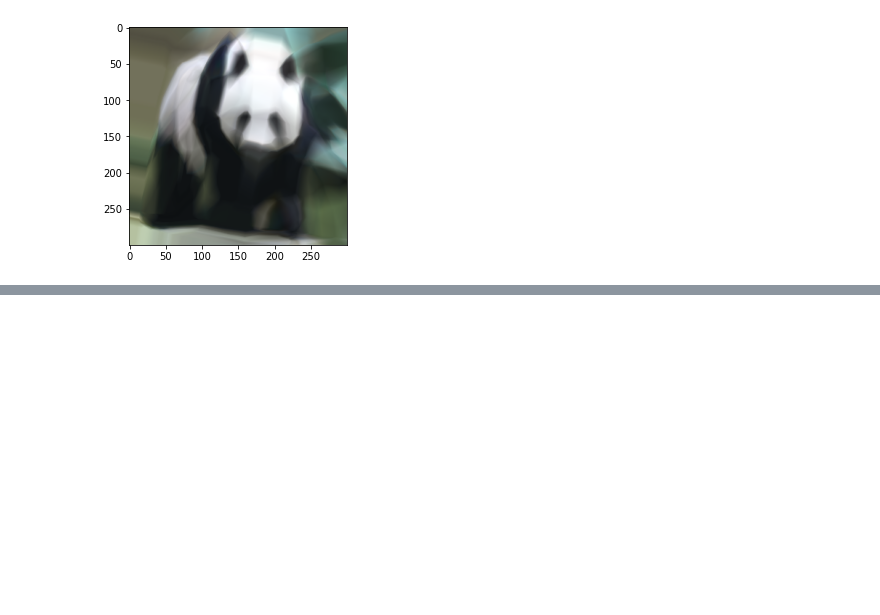
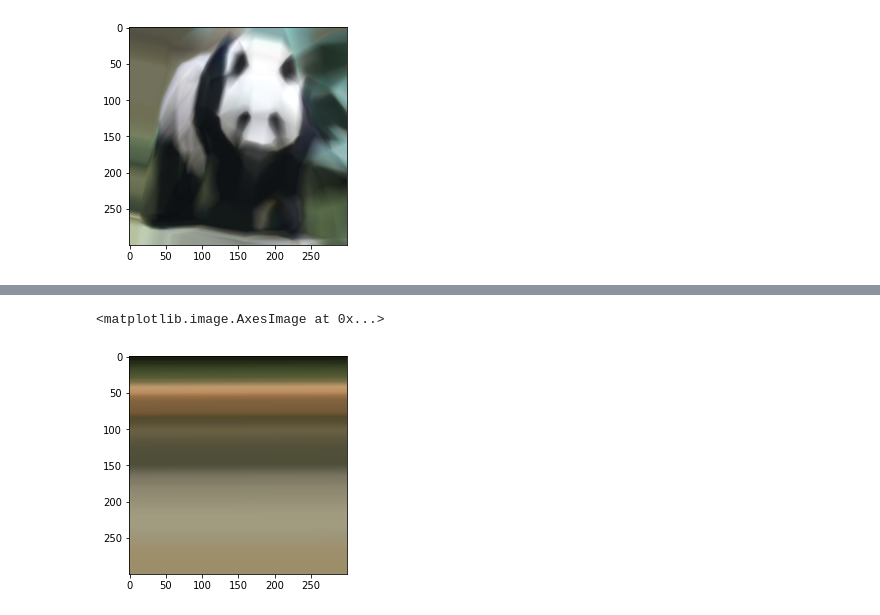
Before and after one commit to yrafalin/MachineLearning, a Jupyter notebook: NeuralNetworks/painter.ipynb, the cells around one changed output, grey strips where cells are left out. Saved outputs shown, nothing was run; the diff lists cells and outputs as text; code cells hidden in the pictures; blank space fills up the shorter version.

```diff
--- a/NeuralNetworks/painter.ipynb
+++ b/NeuralNetworks/painter.ipynb
@@ -370,0 +373,21 @@ imshow(img)
+# %%
+def get_index_data(img):
+    width, height = img.size
+    pixels = img.getdata()
+    x_data, y_data = [],[]
+    for y in range(height):
+        for x in range(width):
+            idx = x + y * width
+            r, g, b = pixels[idx]
+            x_data.append([idx / float(height)])
+            y_data.append([r, g, b])
+    x_data = np.array(x_data)
+    y_data = np.array(y_data)
+    return x_data, y_data
+
+im4 = Image.open("./dog.jpg")
+x4, y4 = get_index_data(im1)
+
+print("data", x4)
+print("labels", y4)
+imshow(im4)
@@ -370,0 +411,18 @@ imshow(img)
+# %%
+def make_index_model():
+    model = Sequential()
+    model.add(Dense(1, activation='relu', input_shape=(1,)))
+    model.add(Dense(20, activation='relu'))
+    model.add(Dense(20, activation='relu'))
+    model.add(Dense(20, activation='relu'))
+    model.add(Dense(20, activation='relu'))
+    model.add(Dense(20, activation='relu'))
+    model.add(Dense(20, activation='relu'))
+    model.add(Dense(20, activation='relu'))
+    model.add(Dense(3))
+    model.compile(loss='mean_squared_error', optimizer='adam')
+    return model
+
+m4 = make_index_model()
+# %%
+m4.fit(x4, y4, batch_size=5, epochs=25, verbose=1, validation_data=(x4, y4))
@@ -370,0 +448,6 @@ imshow(img)
+# %%
+img = generate_image(m4, x4, im4.width, im4.height)
+imshow(img)
+# %% [output]
+<matplotlib.image.AxesImage at 0x...>
+[figure, added]
```
Also changed, not shown: parts of 36 cells of this notebook.
